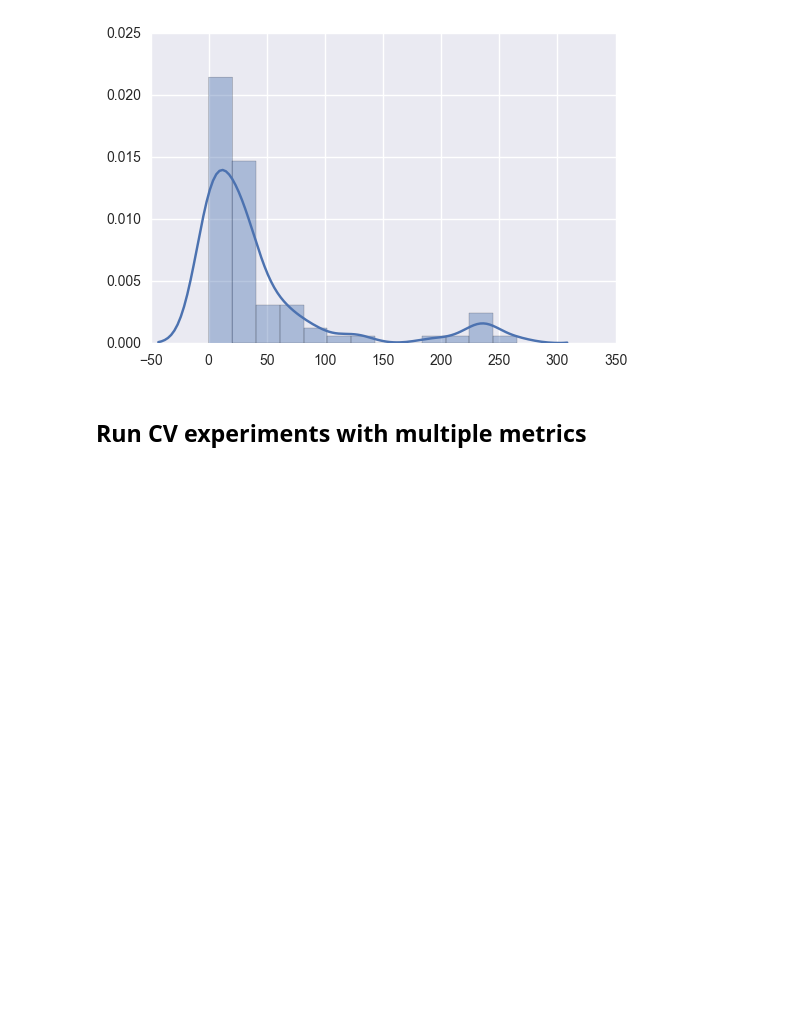
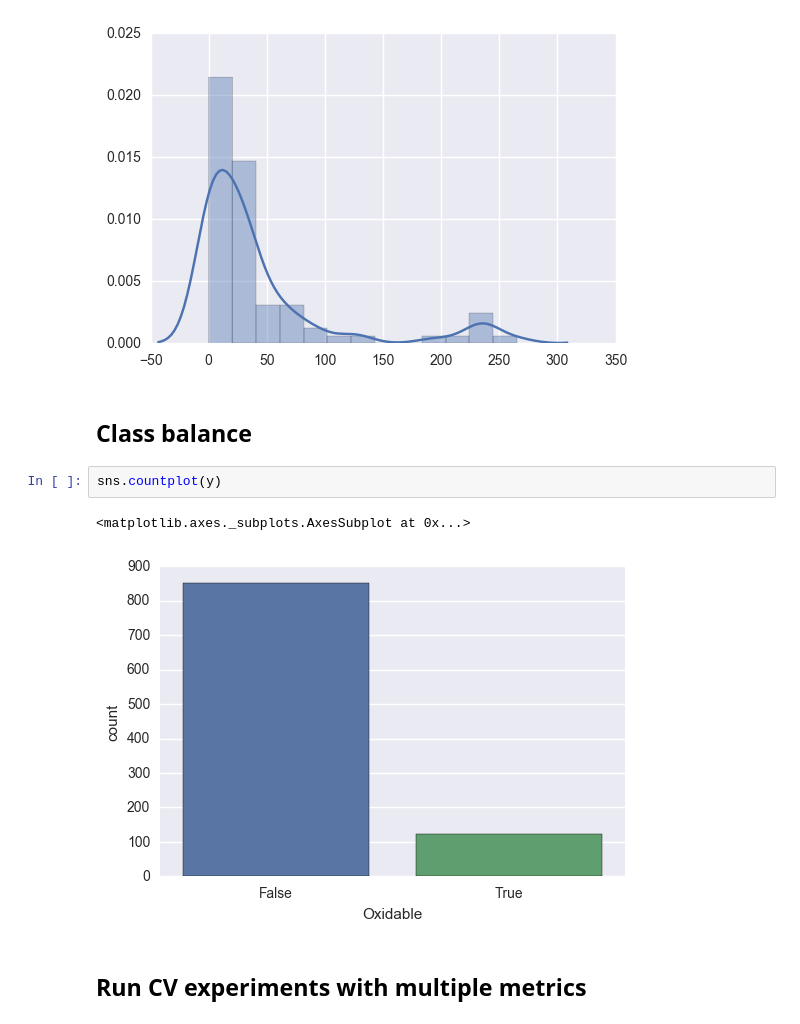
Before and after one commit to pnucci/data-sci-xp, a Jupyter notebook: Methionine.ipynb, the cells around one changed output. Drawn from its saved outputs; the diff is of its cells as text; blank space fills up the shorter version.

Commit message:
With class balance

```diff
--- a/Methionine.ipynb
+++ b/Methionine.ipynb
@@ -61,6 +60,13 @@ sd.entropy      237
 dtype: int64
 <matplotlib.axes._subplots.AxesSubplot at 0x...>
 [figure]
+# %% [markdown]
+## Class balance
+# %%
+sns.countplot(y)
+# %% [output]
+<matplotlib.axes._subplots.AxesSubplot at 0x...>
+[figure, added]
 # %% [markdown]
 ## Run CV experiments with multiple metrics
 # %%
```
Also changed, not shown: parts of 6 cells of this notebook, 4 other files.
